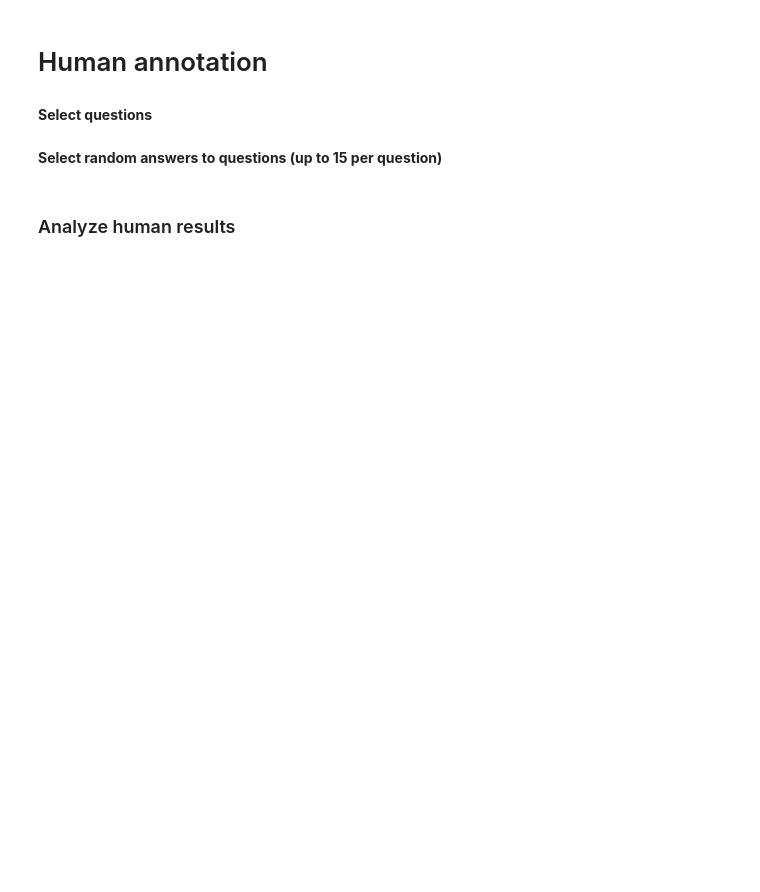
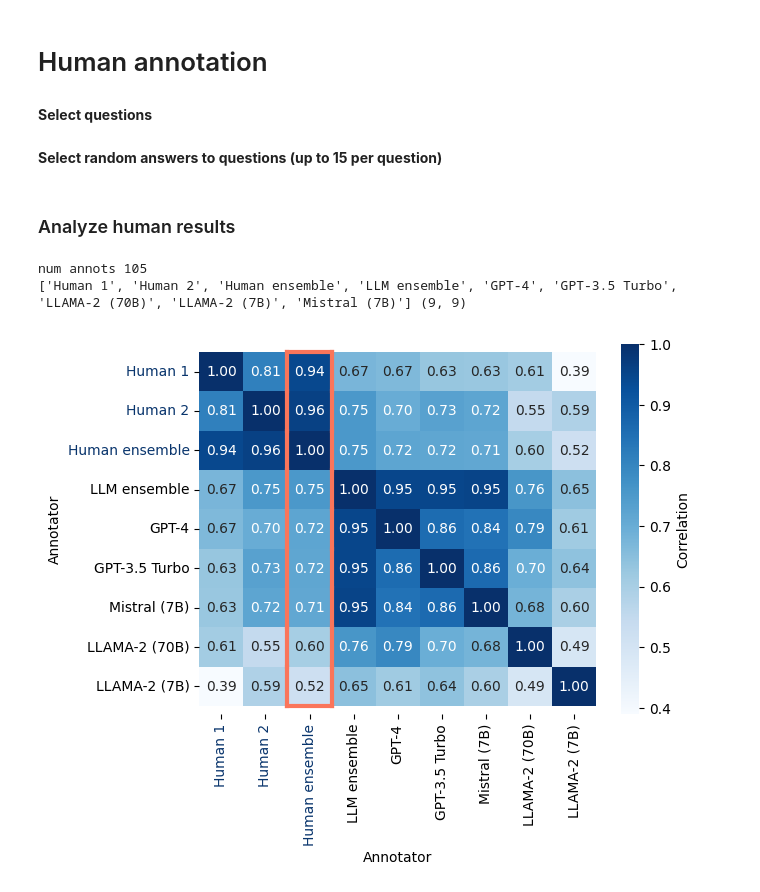
Before and after one commit to csinva/pedidose-efic-analysis, a Jupyter notebook: notebooks/01_sentiment_site_level.ipynb, the cells around one changed output. Drawn from its saved outputs; the diff is of its cells as text; code cells hidden in the pictures; blank space fills up the shorter version.

Commit message:
update sent heatmap

```diff
--- a/notebooks/01_sentiment_site_level.ipynb
+++ b/notebooks/01_sentiment_site_level.ipynb
@@ -334,10 +336,12 @@ for checkpoint in checkpoints_all:
     template[checkpoint] = template.apply(
         lambda row: sent_llm_full[row['Question number'], row['Response number']], axis=1)
     template[checkpoint] = template[checkpoint].apply(find_starting_number)
-template['LLM Ensemble'] = template[
+template['LLM ensemble'] = template[
     ['gpt-4', 'gpt-35-turbo',
-     'mistralai/Mistral-7B-v0.1', 'meta-llama/Llama-2-70b-hf', 'mistralai/Mixtral-8x7B-v0.1',
+     'mistralai/Mistral-7B-v0.1',  # 'meta-llama/Llama-2-70b-hf',
+     # 'mistralai/Mixtral-8x7B-v0.1',
      ]].mean(axis=1)
+template['Human ensemble'] = template[['hum1', 'hum2']].mean(axis=1)
 # %%
 # make sure to apply this across all llms
 notna = np.ones(len(template), dtype=bool)
@@ -345,7 +349,8 @@ for ckpt in checkpoints_all:
     notna &= template[ckpt].apply(find_starting_number).notna()
 print('num annots', notna.sum())
 
-checkpoints_all_hum = ['hum1'] + ['LLM Ensemble'] + checkpoints_all
+checkpoints_all_hum = ['hum1', 'hum2', 'Human ensemble'] + \
+    ['LLM ensemble'] + checkpoints_all
 corr = np.zeros((len(checkpoints_all_hum), len(checkpoints_all_hum)))
 for r, cr in enumerate(checkpoints_all_hum):
     for c, cc in enumerate(checkpoints_all_hum):
@@ -357,12 +362,15 @@ for r, cr in enumerate(checkpoints_all_hum):
 labels = list(map(lambda x: imodelsx.viz.CHECKPOINTS_RENAME_DICT.get(
     x, x), checkpoints_all_hum))
 labels[0] = 'Human 1'
+labels[1] = 'Human 2'
 print(labels, corr.shape)
 corr_df = pd.DataFrame(corr,
                        index=labels,
                        columns=labels)
+
 # sort by corr with human
-ind = corr_df.sort_values(by='Human 1', ascending=False).index
+ind = corr_df.sort_values(by='Human ensemble', ascending=False).index
+ind.values[:3] = ['Human 1', 'Human 2', 'Human ensemble']
 corr_df = corr_df.reindex(ind)[ind]
 
 # corr_df = corr_df.iloc[1:, 1:]
@@ -371,32 +379,46 @@ corr_df = corr_df.reindex(ind)[ind]
 ax = sns.heatmap(
     corr_df,
     annot=True, fmt='.2f', cmap=sns.color_palette("Blues", as_cmap=True), cbar_kws={'label': 'Correlation'})  # , mask=mask)
 
 # outline the first row of the elements in the heatmap
 color = '#fa755a'
 lw = 3
-roffset = 0.5
+roffset = 2.5
 coffset = 0.5
 shape = corr_df.shape
 r = 0
 for c in range(shape[1]):
 
     rx = r + roffset
     cx = c + coffset
     if c == 0:
         plt.plot([rx - 0.5, rx + 0.5],
                  [cx - 0.5, cx - 0.5], color=color, lw=lw)
     if c == shape[1] - 1:
         plt.plot([rx - 0.5, rx + 0.5],
                  [cx + 0.5, cx + 0.5], color=color, lw=lw)
     plt.plot([rx - 0.5, rx - 0.5],
              [cx - 0.5, cx + 0.5], color=color, lw=lw)
     plt.plot([rx + 0.5, rx + 0.5],
              [cx - 0.5, cx + 0.5], color=color, lw=lw)
-plt.xlim(-.2, shape[0])
+
+# set the color of first three xticklabels and yticklabels to blue
+for i, t in enumerate(ax.get_xticklabels()):
+    if i < 3:
+        t.set_color('#08346c')
+for i, t in enumerate(ax.get_yticklabels()):
+    if i < 3:
+        t.set_color('#08346c')
+
+
+# plt.xlim(-.2, shape[0])
 plt.ylim(shape[1] + 0.2, -.2)
 plt.ylabel('Annotator')
 plt.xlabel('Annotator')
 plt.savefig('../figs/sentiment_correlation.pdf', bbox_inches='tight')
 plt.savefig('../figs/sentiment_correlation.png', bbox_inches='tight', dpi=300)
 plt.show()
+# %% [output]
+num annots 105
+['Human 1', 'Human 2', 'Human ensemble', 'LLM ensemble', 'GPT-4', 'GPT-3.5 Turbo', 'LLAMA-2 (70B)', 'LLAMA-2 (7B)', 'Mistral (7B)'] (9, 9)
+[figure, added]
```
Also changed, not shown: parts of 2 cells of this notebook, 2 other files.
